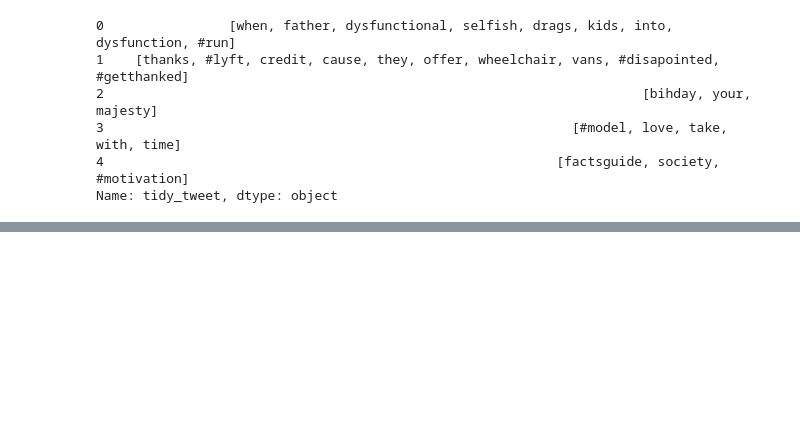
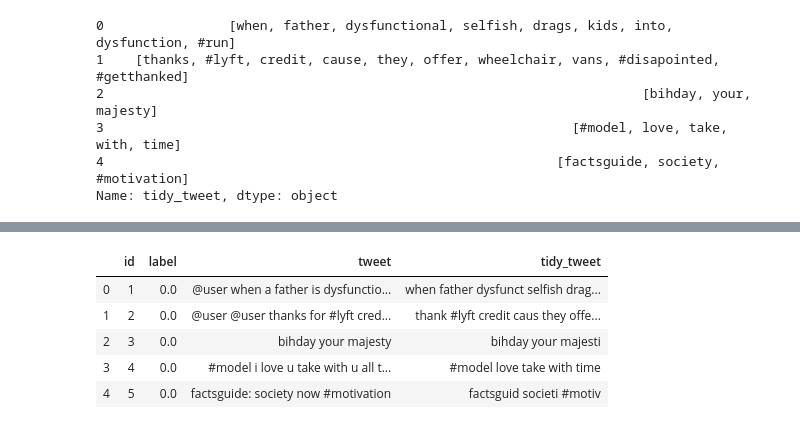
Before and after one commit to deepakmarichi/Twitter-Sentiment-Analysis, a Jupyter notebook: Twitter-Sentiment-Analysis.ipynb, the cells around one changed output, grey strips where cells are left out. Cells and saved outputs as stored; diff of their text form; code cells hidden in the pictures; blank space fills up the shorter version.

```diff
--- a/Twitter-Sentiment-Analysis.ipynb
+++ b/Twitter-Sentiment-Analysis.ipynb
@@ -198,5 +205,13 @@ tokenized_tweet.head()
 # %%
 # Now let’s stitch these tokens back together. It can easily be done using nltk’s MosesDetokenizer function.
 for i in range(len(tokenized_tweet)):
     tokenized_tweet[i] = ' '.join(tokenized_tweet[i])
 combined['tidy_tweet'] = tokenized_tweet
+combined.head()
+# %% [output]
+|  | id | label | tweet | tidy_tweet |
+| 0 | 1 | 0.0 | @user when a father is dysfunctio... | when father dysfunct selfish drag... |
+| 1 | 2 | 0.0 | @user @user thanks for #lyft cred... | thank #lyft credit caus they offe... |
+| 2 | 3 | 0.0 | bihday your majesty | bihday your majesti |
+| 3 | 4 | 0.0 | #model i love u take with u all t... | #model love take with time |
+| 4 | 5 | 0.0 | factsguide: society now #motivation | factsguid societi #motiv |
```
Also changed, not shown: parts of 2 cells of this notebook.
